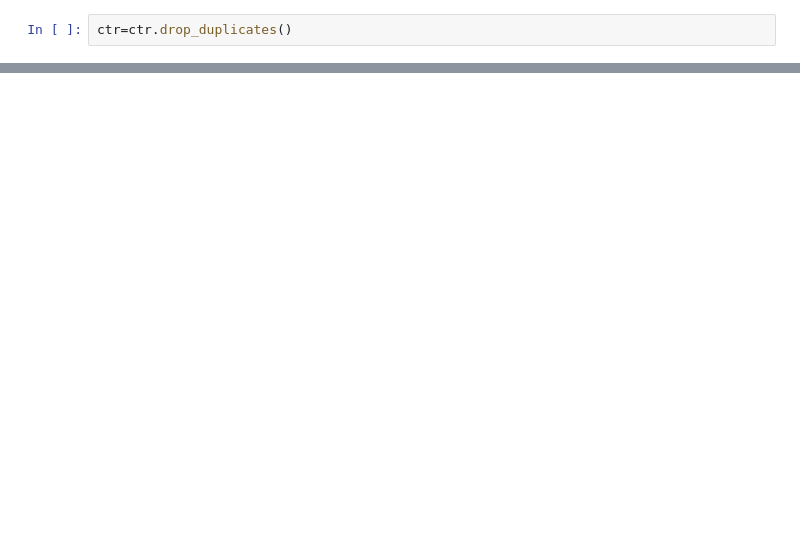
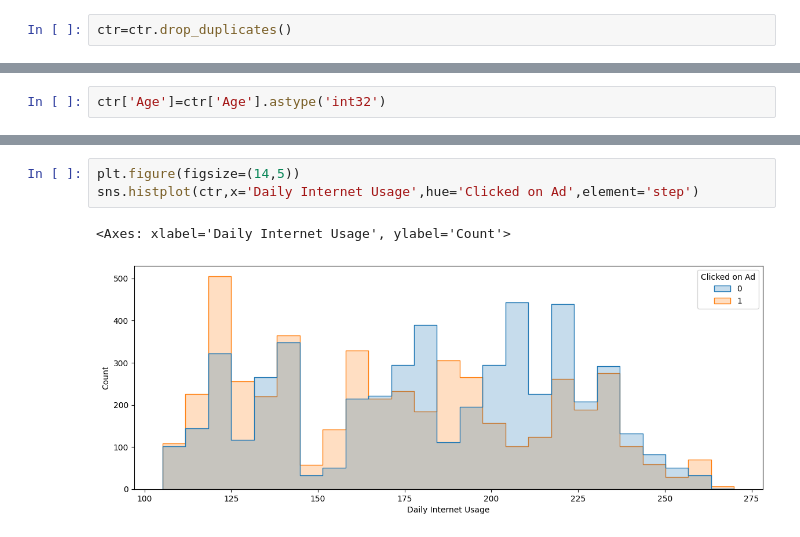
Before and after one commit to vinay-3333/demo, a Jupyter notebook: ctr.ipynb, the cells around one changed output, grey strips where cells are left out. Saved outputs shown, nothing was run; the diff lists cells and outputs as text; blank space fills up the shorter version.

```diff
--- a/ctr.ipynb
+++ b/ctr.ipynb
@@ -63,0 +74,2 @@ ctr=ctr.drop_duplicates()
+# %%
+ctr['Age']=ctr['Age'].astype('int32')
@@ -63,0 +157,6 @@ ctr=ctr.drop_duplicates()
+# %%
+plt.figure(figsize=(14,5))
+sns.histplot(ctr,x='Daily Internet Usage',hue='Clicked on Ad',element='step')
+# %% [output]
+<Axes: xlabel='Daily Internet Usage', ylabel='Count'>
+[figure, added]
```
Also changed, not shown: parts of 74 cells of this notebook, 1 other file.
